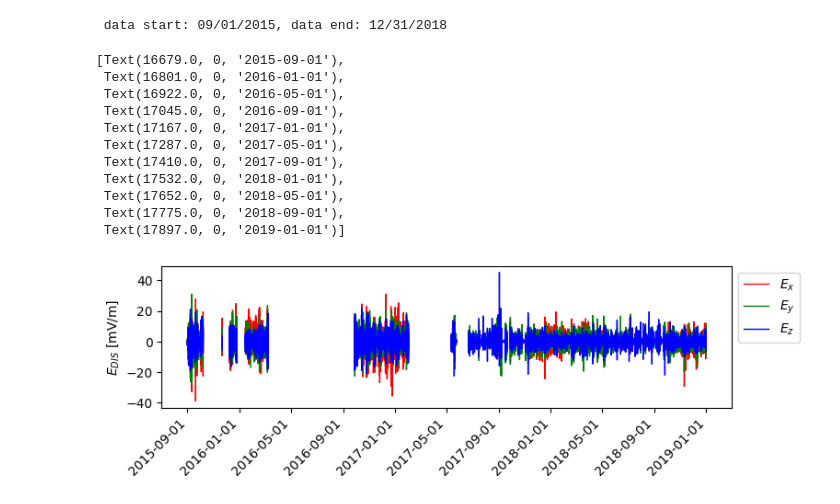
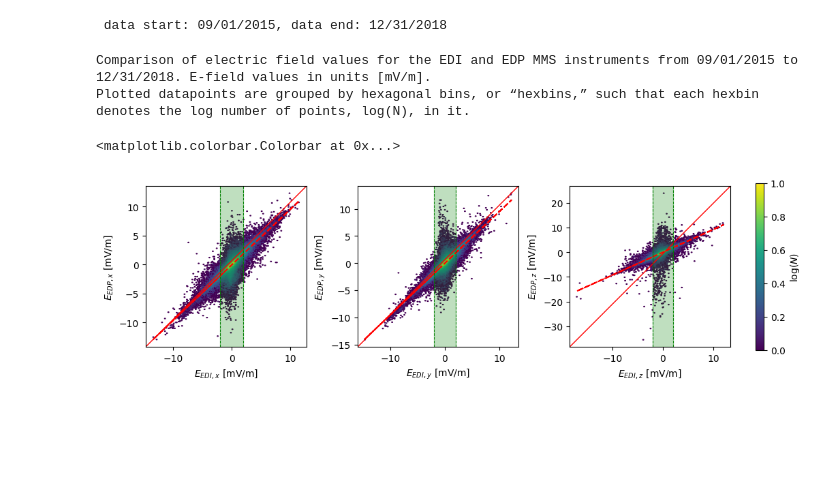
Before and after one commit to argallmr/imef, a Jupyter notebook: mms-srvy-analysis/efield-overview.ipynb, the cells around one changed output. Cells and saved outputs as stored; diff of their text form; code cells hidden in the pictures; blank space fills up the shorter version.

Commit message:
fixing unit issues

```diff
--- a/mms-srvy-analysis/efield-overview.ipynb
+++ b/mms-srvy-analysis/efield-overview.ipynb
@@ -107,25 +104,14 @@ def plot_efield_overview(ax, edat, t):
 
 
 # (A/N) run for DIS instrument
-fig, ax = plt.subplots(1, figsize=(8, 2))
-plot_efield_overview(ax,dis,t)
-# x-axis tick label rotation to fit length of dates
-#ax.set_xticks(ax.get_xticks())
-ax.set_xticks(ax.get_xticks().tolist())
-ax.set_xticklabels(ax.get_xticklabels(), rotation=45, ha='right')
+
+# # example: overview plot for DIS intrument
+# fig, ax = plt.subplots(1, figsize=(8, 2))
+# plot_efield_overview(ax,dis,t)
+# # x-axis tick label rotation to fit length of dates
+# #ax.set_xticks(ax.get_xticks())
+# ax.set_xticks(ax.get_xticks().tolist())
+# ax.set_xticklabels(ax.get_xticklabels(), rotation=45, ha='right')
-# %% [output]
-[Text(16679.0, 0, '2015-09-01'),
- Text(16801.0, 0, '2016-01-01'),
- Text(16922.0, 0, '2016-05-01'),
- Text(17045.0, 0, '2016-09-01'),
- Text(17167.0, 0, '2017-01-01'),
- Text(17287.0, 0, '2017-05-01'),
- Text(17410.0, 0, '2017-09-01'),
- Text(17532.0, 0, '2018-01-01'),
- Text(17652.0, 0, '2018-05-01'),
- Text(17775.0, 0, '2018-09-01'),
- Text(17897.0, 0, '2019-01-01')]
-[figure, removed]
 # %%
 # (A/N) this code creates plot for all MMS instruments;
 # (A/N) runs a bit slow!
@@ -160,40 +146,84 @@ def plot_efield_comp(axs, ef1, ef2, c='k', hex=False, **kwargs):
     for arr in ef2_coord:
         arr[abs(arr) >= 1000] = np.nan
 
+
     # scatter plot: efield comparison
     for i in range(0,3):
         if hex == True:
             axs[i].hexbin(ef1_coord[i], ef2_coord[i], gridsize=(150, 150), bins="log")
         else:
             axs[i].scatter(ef1_coord[i], ef2_coord[i], marker='x',color=c,linewidths=0.5, **kwargs)
+
+
+        idx = np.isfinite(ef1_coord[i]) & np.isfinite(ef2_coord[i]) # polyfit only works without nans in data; filter where values are finite
+        z = np.polyfit(ef1_coord[i][idx], ef2_coord[i][idx], 1)
+        p = np.poly1d(z)
+        z = axs[i].plot(ef1_coord[i][idx], p(ef1_coord[i][idx]), "r--")
+
         axs[i].set_xlabel(f"{instr1}$_{{,{coord[i]}}}$ [mV/m]")
         axs[i].set_ylabel(f"{instr2}$_{{,{coord[i]}}}$ [mV/m]")
+
+        # option with flexibility
+        # p1 = max(max(ef1_coord[i]), max(ef2_coord[i]))
+        # p2 = min(min(ef1_coord[i]), min(ef2_coord[i]))
+        # print(ef1_coord[i])
+        # axs[i].plot([p1, p2], [p1, p2], 'b-')
+
+
 
     # identity line
     for ax in axs:
         ax.plot([0,1],[0,1], color='r', linewidth=1, alpha=1, transform=ax.transAxes)
+
+        # axs[0].fill_between(means.ix[:,0], means.ix[:,1]-stds.ix[:,0], means.ix[:,1]+stds.ix[:,0])
+        #ax.plot([0,1],[0,1]- np.std([0,1]), color='r', linewidth=1, alpha=1, transform=ax.transAxes)
+
+
+
+
 
     # enforce square-shaped plots
     for ax in axs:
         ax.set_box_aspect(1)
 
     # alternative, makes line start/stop just before end of plot
     # for ax in axs:
     #     lims = [
     #     np.min([ax.get_xlim(), ax.get_ylim()]),  # min of both axes
     #     np.max([ax.get_xlim(), ax.get_ylim()]),  # max of both axes
     #     ]
 
     #     # identity line
     #     ax.plot(lims, lims, 'r-', alpha=0.75, zorder=0)
 
     # generate caption
     t = ef1['time'].values
     t0 = pd.to_datetime(t[0]).strftime('%m/%d/%Y')
     tf = pd.to_datetime(t[-1]).strftime('%m/%d/%Y')
     print(f"Comparison of electric field values for the {ef1.name[-3:7]} and {ef2.name[-3:7]} MMS instruments from {t0} to {tf}. E-field values in units [mV/m]." )
+    if hex==True:
+        print("Plotted datapoints are grouped by hexagonal bins, or “hexbins,” such that each hexbin denotes the log number of points, log(N), in it.")
 
-# example run
+
+# example: instrument E-field comparison
 fig, axs = plt.subplots(1,3, figsize=(10,10))
-plot_efield_comp(axs, edi, edp, hex=True)
+myplt = plot_efield_comp(axs, edi, edp, hex=True)
+
+# show irregularilty
+width = 2
+for ax in axs:
+    c_shade = 'g'
+    ax.axvline(x=width, color=c_shade, linestyle='--', linewidth=0.75)
+    ax.axvline(x=-width, color=c_shade, linestyle='--', linewidth=0.75)
+    ax.axvspan(-width, width, alpha=0.25, color=c_shade)
+
+
 fig.tight_layout()
+
+# include when hex=True for colorbar
+fig.colorbar(myplt, ax=axs, label="log($N$)", fraction=0.0135, pad=0.04)
+# %% [output]
+Comparison of electric field values for the EDI and EDP MMS instruments from 09/01/2015 to 12/31/2018. E-field values in units [mV/m].
+Plotted datapoints are grouped by hexagonal bins, or “hexbins,” such that each hexbin denotes the log number of points, log(N), in it.
+<matplotlib.colorbar.Colorbar at 0x...>
+[figure, added]
```
Also changed, not shown: parts of 18 cells of this notebook, 3 other files.
